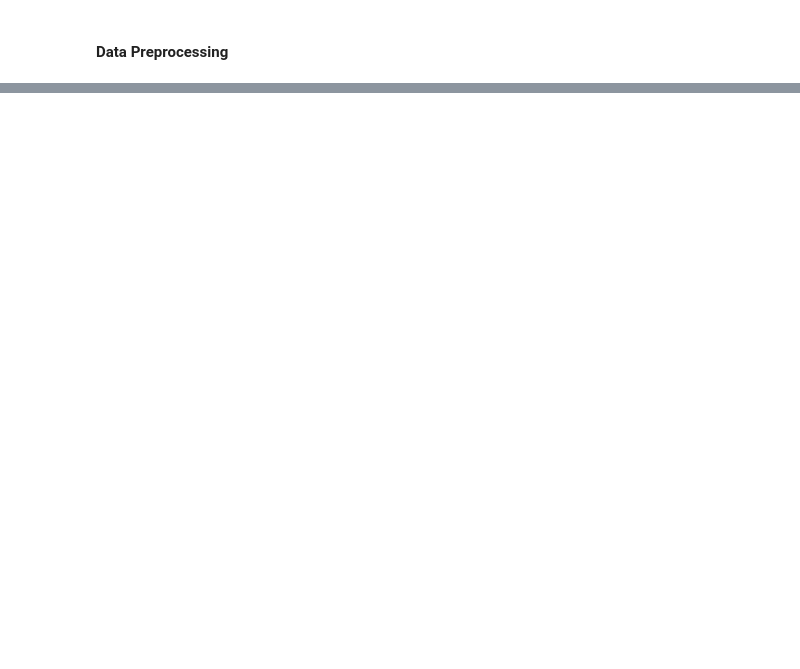
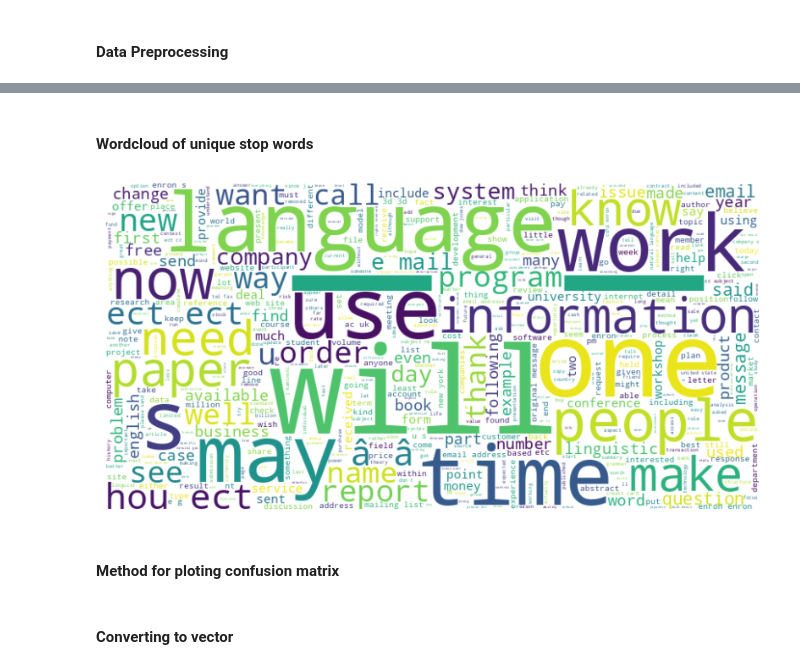
Before and after one commit to Tonmoy-saha18/text-data-augmentation, a Jupyter notebook: data_augmnetation_using_llm.ipynb, the cells around one changed output, grey strips where cells are left out. Saved outputs shown, nothing was run; the diff lists cells and outputs as text; code cells hidden in the pictures; blank space fills up the shorter version.

```diff
--- a/data_augmnetation_using_llm.ipynb
+++ b/data_augmnetation_using_llm.ipynb
@@ -91,0 +155,16 @@ def pre_processing(text):
+# %% [markdown]
+#### Wordcloud of unique stop words
+# %%
+#combine all rows into a single string
+all_mails = " ".join(df['Email Text'])
+
+#create a wordcloud object
+word_cloud = WordCloud(width=800,height=400,background_color='white',max_words=10000).generate(all_mails)
+plt.figure(figsize=(10,6))
+plt.imshow(word_cloud,interpolation='bilinear')
+plt.axis("off")
+plt.show()
+# %% [output]
+[figure, added]
+# %% [markdown]
+#### Method for ploting confusion matrix
@@ -91,0 +190,2 @@ def pre_processing(text):
+# %% [markdown]
+#### Converting to vector
```
Also changed, not shown: parts of 22 cells of this notebook.
